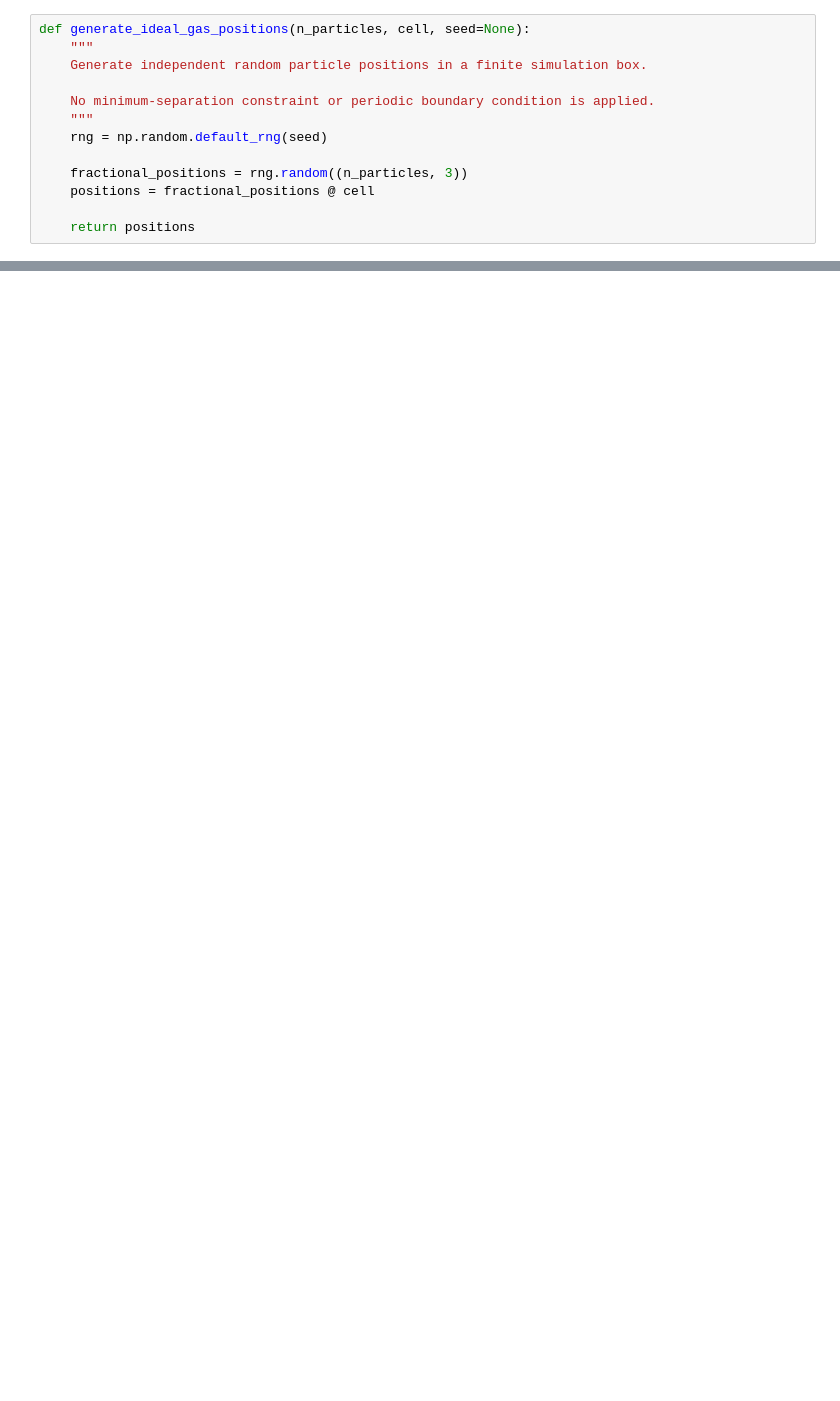
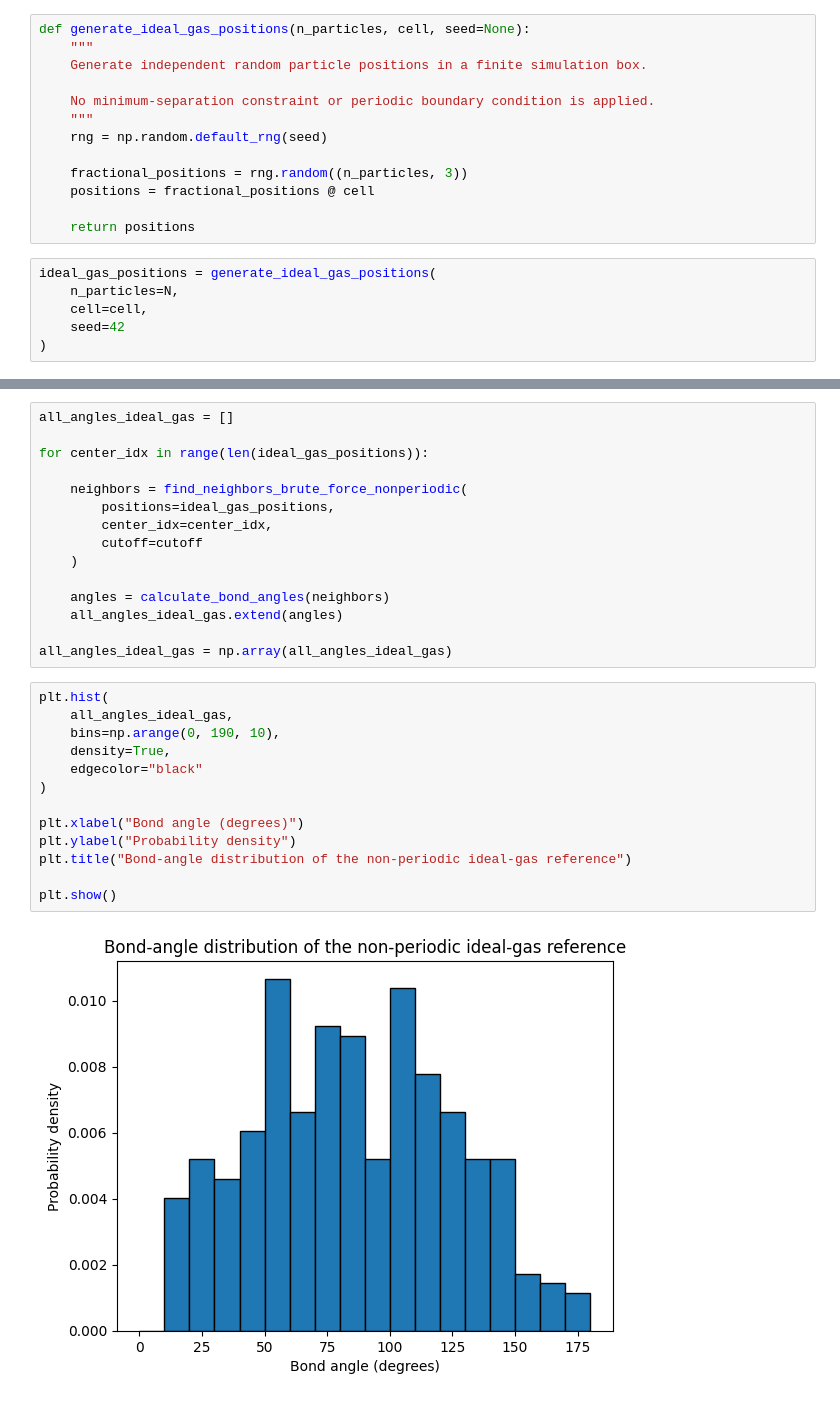
Before and after one commit to Jiaxuan-W41/Computational_Practice_MSc, a Jupyter notebook: Periodic_Atomic_structure/Bond_Angel_Distribution_for_periodic_systems.ipynb, the cells around one changed output, grey strips where cells are left out. Drawn from its saved outputs; the diff is of its cells as text; blank space fills up the shorter version.

```diff
--- a/Periodic_Atomic_structure/Bond_Angel_Distribution_for_periodic_systems.ipynb
+++ b/Periodic_Atomic_structure/Bond_Angel_Distribution_for_periodic_systems.ipynb
@@ -1005,3 +1034,9 @@ def generate_ideal_gas_positions(n_particles, cell, seed=None):
     positions = fractional_positions @ cell
 
     return positions
+# %%
+ideal_gas_positions = generate_ideal_gas_positions(
+    n_particles=N,
+    cell=cell,
+    seed=42
+)
@@ -1007,0 +1063,30 @@ def generate_ideal_gas_positions(n_particles, cell, seed=None):
+# %%
+all_angles_ideal_gas = []
+
+for center_idx in range(len(ideal_gas_positions)):
+
+    neighbors = find_neighbors_brute_force_nonperiodic(
+        positions=ideal_gas_positions,
+        center_idx=center_idx,
+        cutoff=cutoff
+    )
+
+    angles = calculate_bond_angles(neighbors)
+    all_angles_ideal_gas.extend(angles)
+
+all_angles_ideal_gas = np.array(all_angles_ideal_gas)
+# %%
+plt.hist(
+    all_angles_ideal_gas,
+    bins=np.arange(0, 190, 10),
+    density=True,
+    edgecolor="black"
+)
+
+plt.xlabel("Bond angle (degrees)")
+plt.ylabel("Probability density")
+plt.title("Bond-angle distribution of the non-periodic ideal-gas reference")
+
+plt.show()
+# %% [output]
+[figure, added]
```
Also changed, not shown: parts of 24 cells of this notebook.
